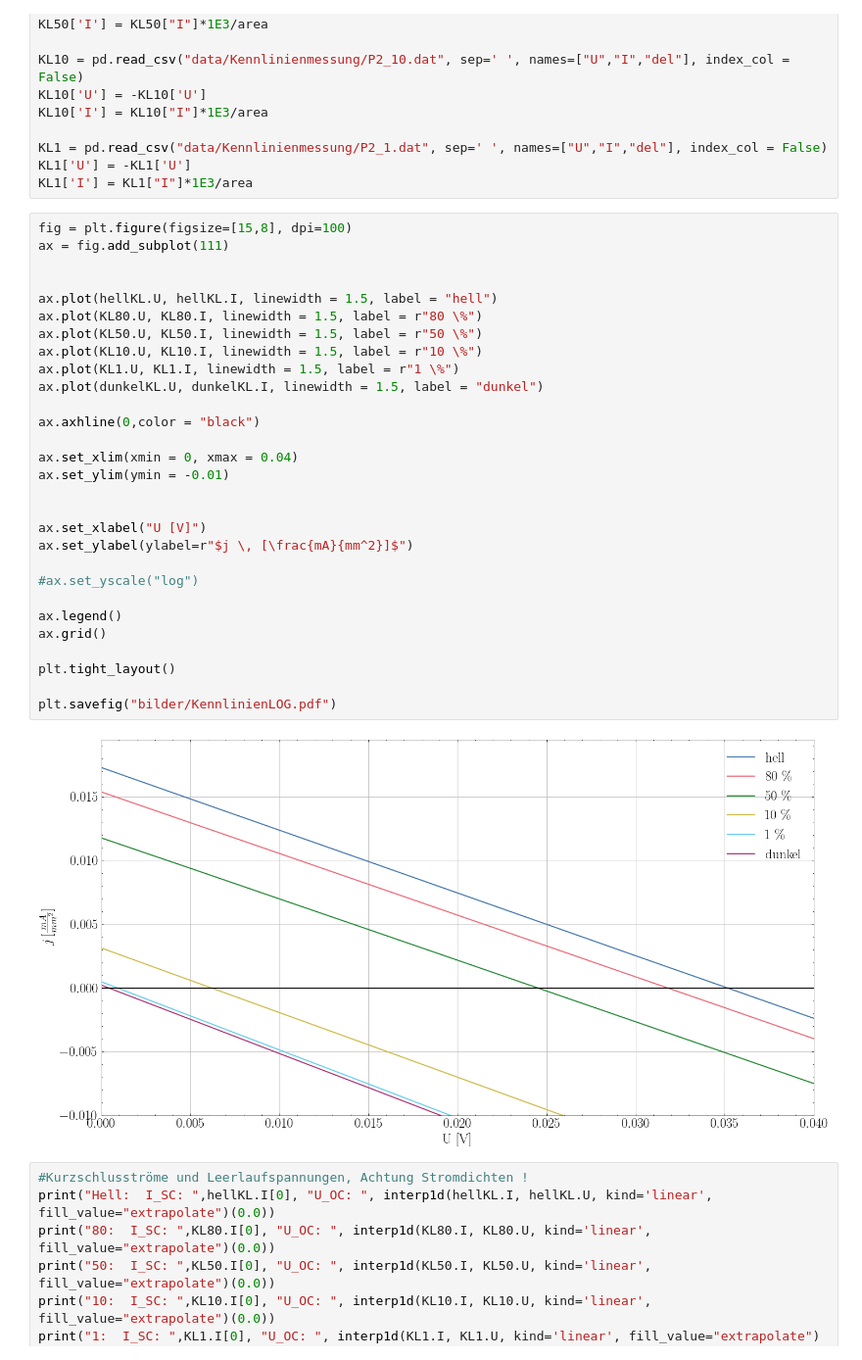
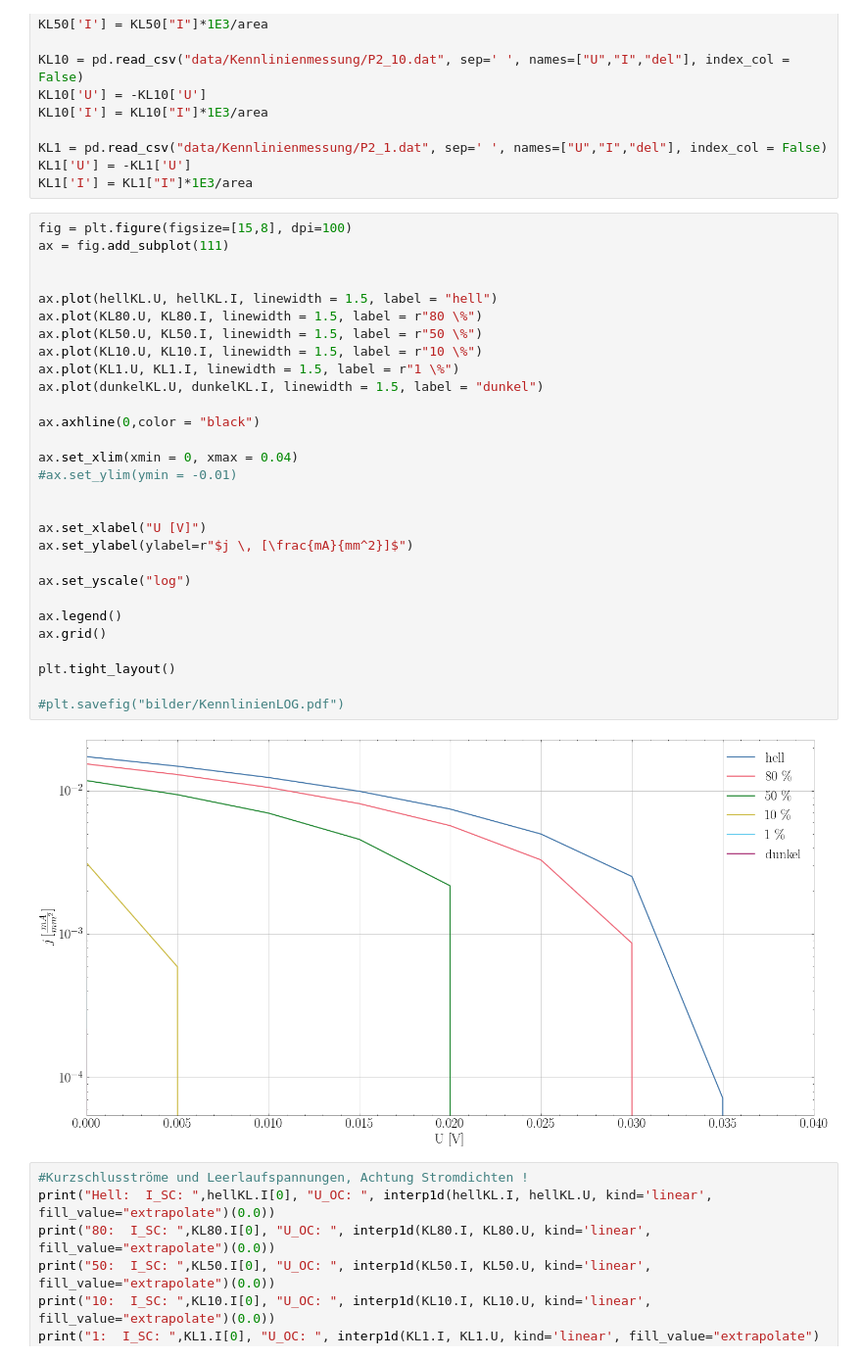
Before and after one commit to FlorianAdamczyk/FPrak_Perowskitsolarzellen, a Jupyter notebook: Auswertung.ipynb, the cells around one changed output. Shown at 98% size. Drawn from its saved outputs; the diff is of its cells as text.

```diff
--- a/Auswertung.ipynb
+++ b/Auswertung.ipynb
@@ -46,34 +46,34 @@ KL1['I'] = KL1["I"]*1E3/area
 # %%
 fig = plt.figure(figsize=[15,8], dpi=100)
 ax = fig.add_subplot(111)
 
 
 ax.plot(hellKL.U, hellKL.I, linewidth = 1.5, label = "hell")
 ax.plot(KL80.U, KL80.I, linewidth = 1.5, label = r"80 \%")
 ax.plot(KL50.U, KL50.I, linewidth = 1.5, label = r"50 \%")
 ax.plot(KL10.U, KL10.I, linewidth = 1.5, label = r"10 \%")
 ax.plot(KL1.U, KL1.I, linewidth = 1.5, label = r"1 \%")
 ax.plot(dunkelKL.U, dunkelKL.I, linewidth = 1.5, label = "dunkel")
 
 ax.axhline(0,color = "black")
 
 ax.set_xlim(xmin = 0, xmax = 0.04)
-ax.set_ylim(ymin = -0.01)
+#ax.set_ylim(ymin = -0.01)
 
 
 ax.set_xlabel("U [V]")
 ax.set_ylabel(ylabel=r"$j \, [\frac{mA}{mm^2}]$")
 
-#ax.set_yscale("log")
+ax.set_yscale("log")
 
 ax.legend()
 ax.grid()
 
 plt.tight_layout()
 
-plt.savefig("bilder/KennlinienLOG.pdf")
+#plt.savefig("bilder/KennlinienLOG.pdf")
 # %% [output]
-[figure, old version]
+[figure, new version]
 # %%
 #Kurzschlusströme und Leerlaufspannungen, Achtung Stromdichten !
 print("Hell:  I_SC: ",hellKL.I[0], "U_OC: ", interp1d(hellKL.I, hellKL.U, kind='linear', fill_value="extrapolate")(0.0))
```
Also changed, not shown: parts of 11 cells of this notebook, 9 other files.
